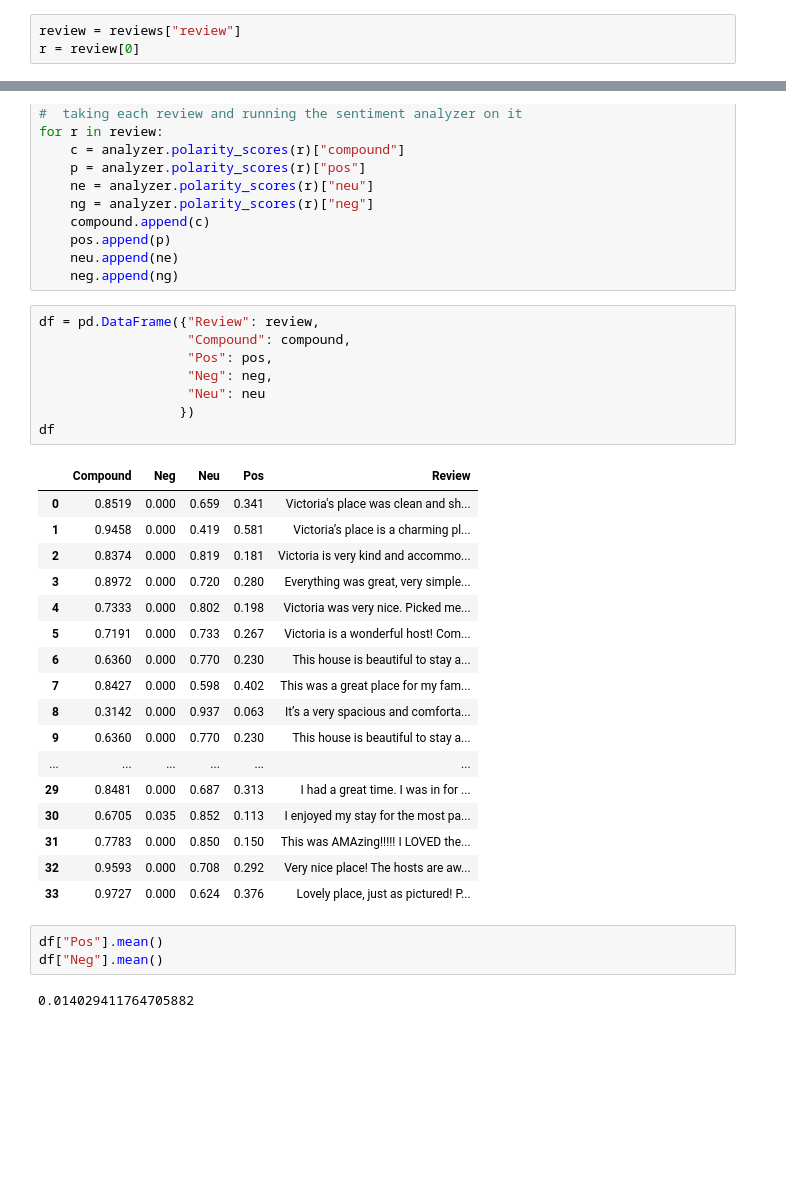
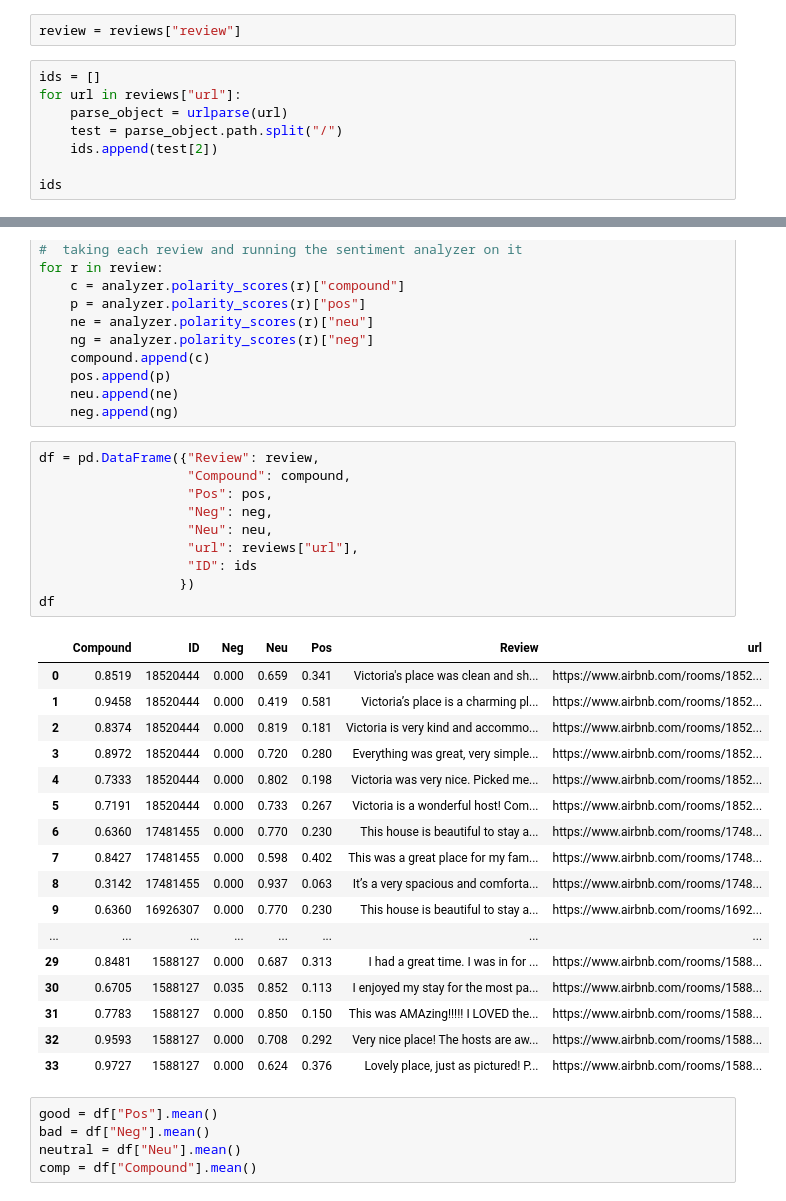
Before and after one commit to RCate/Project--One-, a Jupyter notebook: sentiment_reviews.ipynb, the cells around one changed output, grey strips where cells are left out. Cells and saved outputs as stored; diff of their text form; blank space fills up the shorter version.

```diff
--- a/sentiment_reviews.ipynb
+++ b/sentiment_reviews.ipynb
@@ -19,4 +21,11 @@ reviews.head()
 | 4 | 4 | Victoria was very nice. Picked me... | https://www.airbnb.com/rooms/1852... |
 # %%
 review = reviews["review"]
-r = review[0]
+# %%
+ids = []
+for url in reviews["url"]:
+    parse_object = urlparse(url)
+    test = parse_object.path.split("/")
+    ids.append(test[2])
+
+ids
@@ -38,31 +65,33 @@ for r in review:
 # %%
 df = pd.DataFrame({"Review": review,
                    "Compound": compound,
                    "Pos": pos,
                    "Neg": neg,
-                   "Neu": neu
+                   "Neu": neu,
+                   "url": reviews["url"],
+                   "ID": ids
                   })
 df
 # %% [output]
-|  | Compound | Neg | Neu | Pos | Review |
-| 0 | 0.8519 | 0.000 | 0.659 | 0.341 | Victoria's place was clean and sh... |
-| 1 | 0.9458 | 0.000 | 0.419 | 0.581 | Victoria’s place is a charming pl... |
-| 2 | 0.8374 | 0.000 | 0.819 | 0.181 | Victoria is very kind and accommo... |
-| 3 | 0.8972 | 0.000 | 0.720 | 0.280 | Everything was great, very simple... |
-| 4 | 0.7333 | 0.000 | 0.802 | 0.198 | Victoria was very nice. Picked me... |
-| 5 | 0.7191 | 0.000 | 0.733 | 0.267 | Victoria is a wonderful host! Com... |
-| 6 | 0.6360 | 0.000 | 0.770 | 0.230 | This house is beautiful to stay a... |
-| 7 | 0.8427 | 0.000 | 0.598 | 0.402 | This was a great place for my fam... |
-| 8 | 0.3142 | 0.000 | 0.937 | 0.063 | It’s a very spacious and comforta... |
-| 9 | 0.6360 | 0.000 | 0.770 | 0.230 | This house is beautiful to stay a... |
-| ... | ... | ... | ... | ... | ... |
-| 29 | 0.8481 | 0.000 | 0.687 | 0.313 | I had a great time. I was in for ... |
-| 30 | 0.6705 | 0.035 | 0.852 | 0.113 | I enjoyed my stay for the most pa... |
-| 31 | 0.7783 | 0.000 | 0.850 | 0.150 | This was AMAzing!!!!! I LOVED the... |
-| 32 | 0.9593 | 0.000 | 0.708 | 0.292 | Very nice place! The hosts are aw... |
-| 33 | 0.9727 | 0.000 | 0.624 | 0.376 | Lovely place, just as pictured! P... |
+|  | Compound | ID | Neg | Neu | Pos | Review | url |
+| 0 | 0.8519 | 18520444 | 0.000 | 0.659 | 0.341 | Victoria's place was clean and sh... | https://www.airbnb.com/rooms/1852... |
+| 1 | 0.9458 | 18520444 | 0.000 | 0.419 | 0.581 | Victoria’s place is a charming pl... | https://www.airbnb.com/rooms/1852... |
+| 2 | 0.8374 | 18520444 | 0.000 | 0.819 | 0.181 | Victoria is very kind and accommo... | https://www.airbnb.com/rooms/1852... |
+| 3 | 0.8972 | 18520444 | 0.000 | 0.720 | 0.280 | Everything was great, very simple... | https://www.airbnb.com/rooms/1852... |
+| 4 | 0.7333 | 18520444 | 0.000 | 0.802 | 0.198 | Victoria was very nice. Picked me... | https://www.airbnb.com/rooms/1852... |
+| 5 | 0.7191 | 18520444 | 0.000 | 0.733 | 0.267 | Victoria is a wonderful host! Com... | https://www.airbnb.com/rooms/1852... |
+| 6 | 0.6360 | 17481455 | 0.000 | 0.770 | 0.230 | This house is beautiful to stay a... | https://www.airbnb.com/rooms/1748... |
+| 7 | 0.8427 | 17481455 | 0.000 | 0.598 | 0.402 | This was a great place for my fam... | https://www.airbnb.com/rooms/1748... |
+| 8 | 0.3142 | 17481455 | 0.000 | 0.937 | 0.063 | It’s a very spacious and comforta... | https://www.airbnb.com/rooms/1748... |
+| 9 | 0.6360 | 16926307 | 0.000 | 0.770 | 0.230 | This house is beautiful to stay a... | https://www.airbnb.com/rooms/1692... |
+| ... | ... | ... | ... | ... | ... | ... | ... |
+| 29 | 0.8481 | 1588127 | 0.000 | 0.687 | 0.313 | I had a great time. I was in for ... | https://www.airbnb.com/rooms/1588... |
+| 30 | 0.6705 | 1588127 | 0.035 | 0.852 | 0.113 | I enjoyed my stay for the most pa... | https://www.airbnb.com/rooms/1588... |
+| 31 | 0.7783 | 1588127 | 0.000 | 0.850 | 0.150 | This was AMAzing!!!!! I LOVED the... | https://www.airbnb.com/rooms/1588... |
+| 32 | 0.9593 | 1588127 | 0.000 | 0.708 | 0.292 | Very nice place! The hosts are aw... | https://www.airbnb.com/rooms/1588... |
+| 33 | 0.9727 | 1588127 | 0.000 | 0.624 | 0.376 | Lovely place, just as pictured! P... | https://www.airbnb.com/rooms/1588... |
 # %%
-df["Pos"].mean()
-df["Neg"].mean()
+good = df["Pos"].mean()
+bad = df["Neg"].mean()
+neutral = df["Neu"].mean()
+comp = df["Compound"].mean()
-# %% [output]
-0.014029411764705882
```
Also changed, not shown: parts of 7 cells of this notebook, 1 other file.
